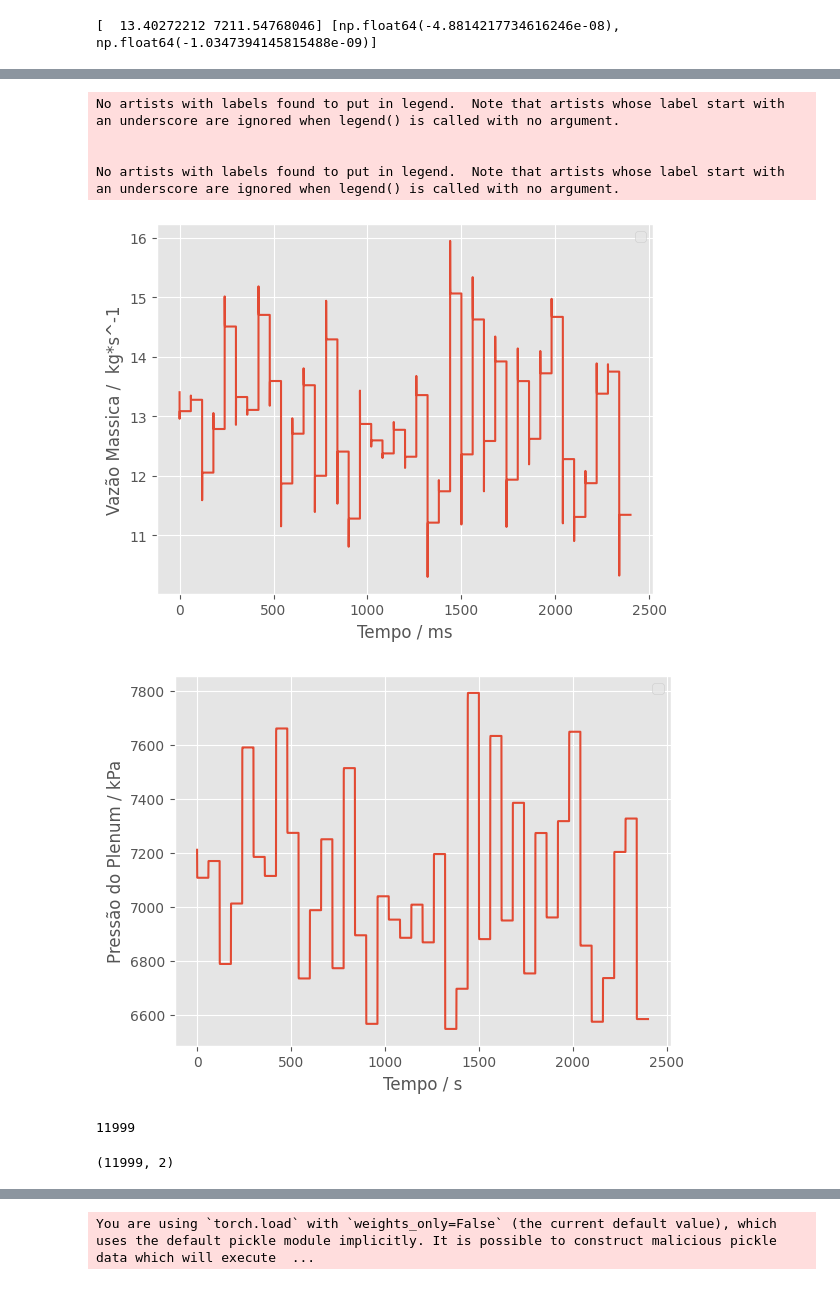
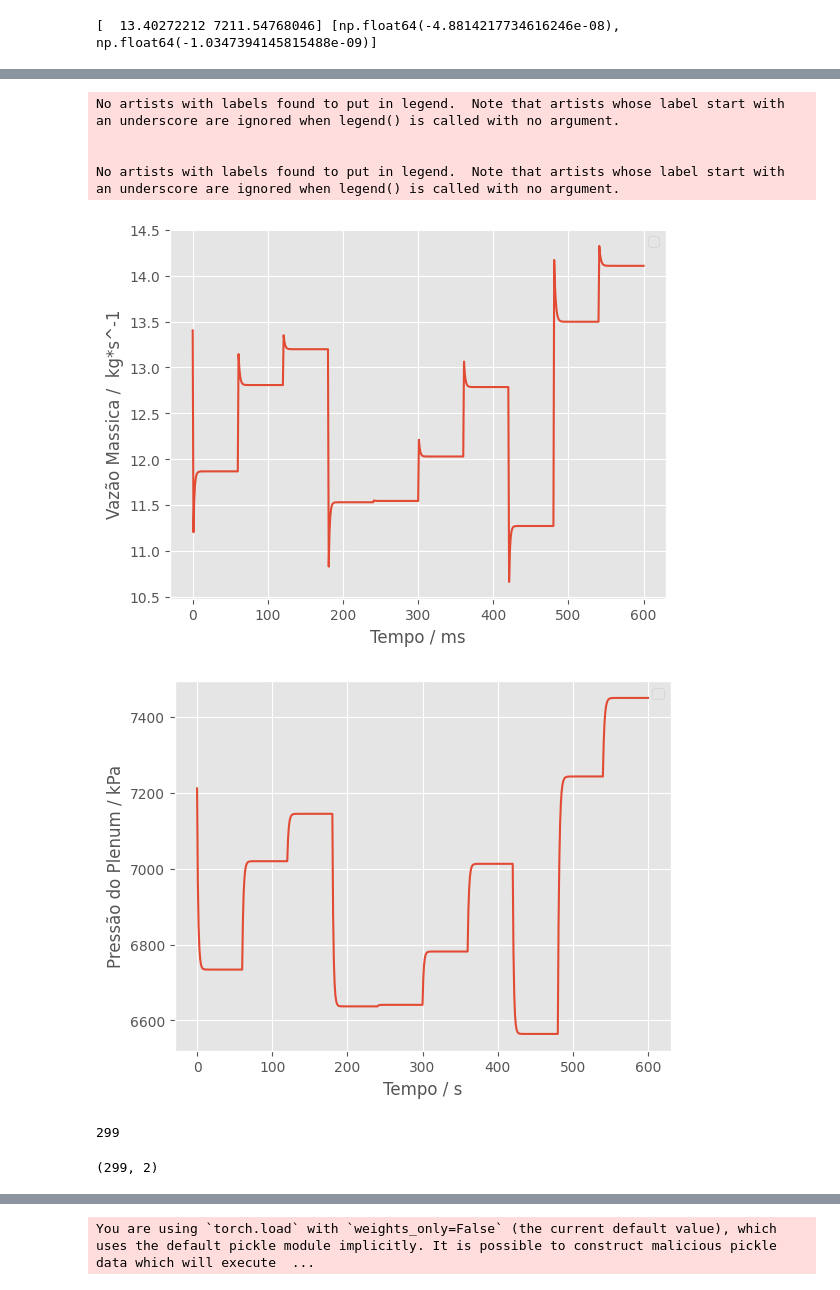
Before and after one commit to Santosfabio19/PRH-1, a Jupyter notebook: Greitzer_Model/PRH_1_torch.ipynb, the cells around one changed output, grey strips where cells are left out. Saved outputs shown, nothing was run; the diff lists cells and outputs as text; code cells hidden in the pictures.

```diff
--- a/Greitzer_Model/PRH_1_torch.ipynb
+++ b/Greitzer_Model/PRH_1_torch.ipynb
@@ -130,7 +130,7 @@ class P1Generator:
 
     def P1(self):
         while True:
-            value = np.random.uniform(4500, 5000)  # KPa
+            value = np.random.uniform(4500, 4800)  # KPa
             if value not in self.generated_values:
                 self.generated_values.add(value)
                 return value
@@ -216,7 +216,7 @@ def Sistemas(x0, P1_value, interpolant_function, N_value):
     F = integrator('F', 'cvodes', ode)
 
     #
-    t_eval = np.linspace(0, 60,600)
+    t_eval = np.linspace(0, 60,60)
     sol = np.zeros((len(t_eval), 2))
     zeronum = 1e-9
     sol[0,:] = x0
@@ -262,7 +262,7 @@ def Loop(loops, stati):
     return estados, p1_total, N_total, t_total
 # %%
 
-aaaa, PlotP1, PlotN, Plott = Loop(40, stati)
+aaaa, PlotP1, PlotN, Plott = Loop(10, stati)
 bbb = aaaa
 Ploty = np.concatenate(aaaa)
 M_final = Ploty[:, 0]
@@ -305,9 +305,9 @@ Tempo de execução: 0.0647423267364502 segundos
 No artists with labels found to put in legend.  Note that artists whose label start with an underscore are ignored when legend() is called with no argument.
 
 
 No artists with labels found to put in legend.  Note that artists whose label start with an underscore are ignored when legend() is called with no argument.
-[figure, old version]
+[figure, new version]
-[figure, old version]
+[figure, new version]
 # %%
 # Dados para treino
 M_Ploty = np.vstack(bbb)
@@ -334,8 +334,8 @@ print(split_index)
 X_train.shape
 y_train.shape
 # %% [output]
-11999
+299
-(11999, 2)
+(299, 2)
 # %%
 X_test_ref = X_test
 y_test_ref = y_test
```
Also changed, not shown: parts of 17 cells of this notebook, 2 other files.
